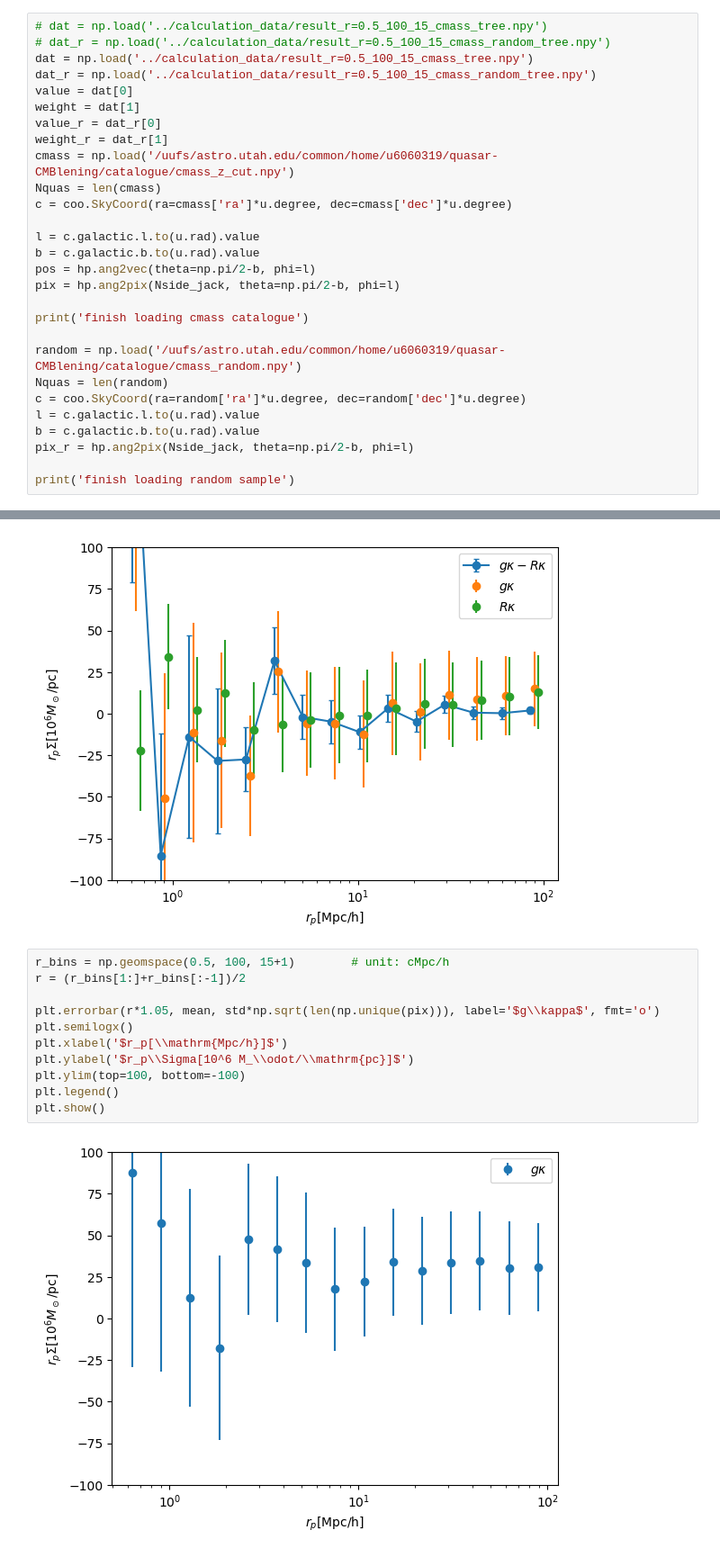
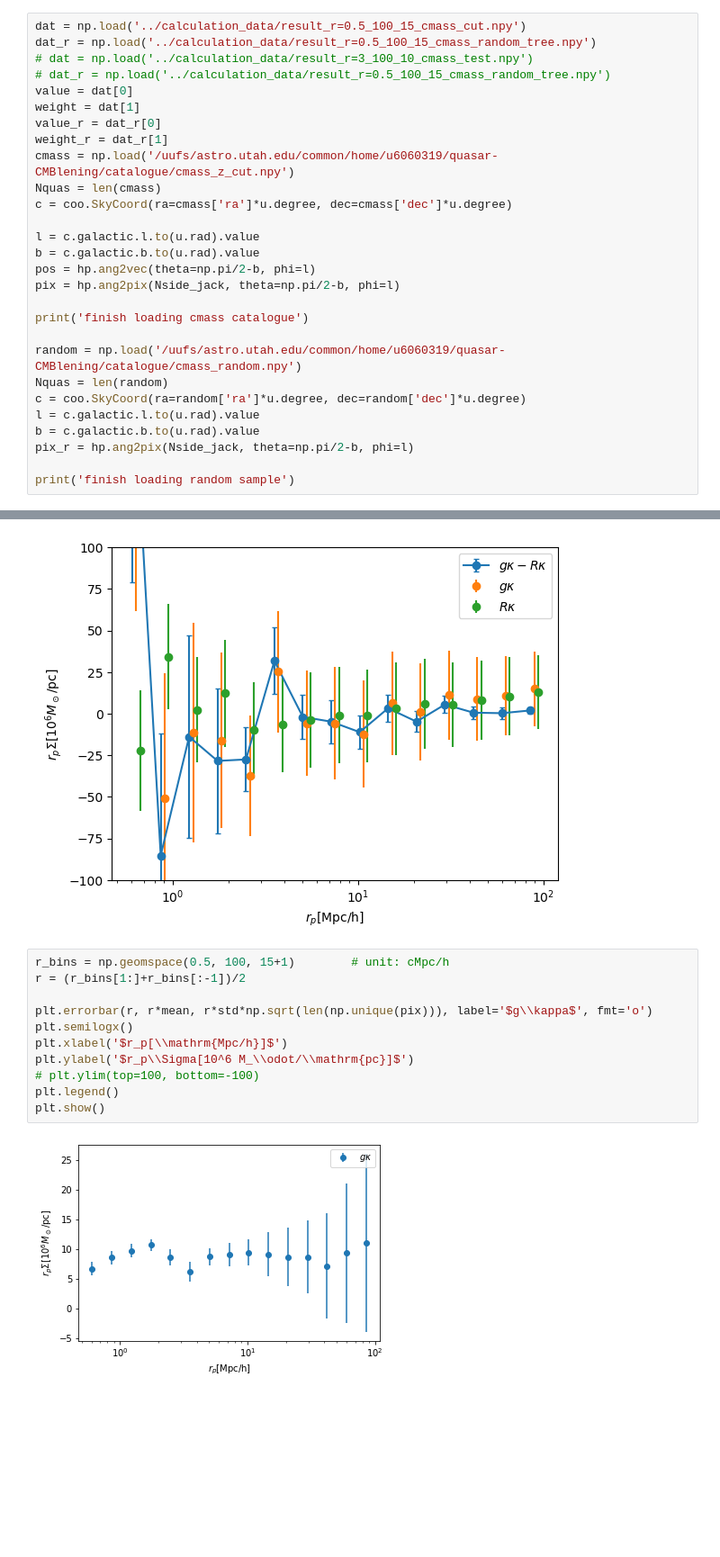
Before and after one commit to MeloDi-23/quasar-CMB-lensing-correlation, a Jupyter notebook: jupyter/result_cmass.ipynb, the cells around one changed output, grey strips where cells are left out. Shown at 90% size. Saved outputs shown, nothing was run; the diff lists cells and outputs as text; blank space fills up the shorter version.

Commit message:
add l cut test

```diff
--- a/jupyter/result_cmass.ipynb
+++ b/jupyter/result_cmass.ipynb
@@ -40,10 +40,10 @@ Sigma_c = sigma_frac*chi_s/(chi_l*(chi_s-chi_l)*(1+z_l))
 # %% [output]
 $4.8117124\mathrm{{}^{\prime}}$
 # %%
-# dat = np.load('../calculation_data/result_r=0.5_100_15_cmass_tree.npy')
+dat = np.load('../calculation_data/result_r=0.5_100_15_cmass_cut.npy')
+dat_r = np.load('../calculation_data/result_r=0.5_100_15_cmass_random_tree.npy')
+# dat = np.load('../calculation_data/result_r=3_100_10_cmass_test.npy')
 # dat_r = np.load('../calculation_data/result_r=0.5_100_15_cmass_random_tree.npy')
-dat = np.load('../calculation_data/result_r=0.5_100_15_cmass_tree.npy')
-dat_r = np.load('../calculation_data/result_r=0.5_100_15_cmass_random_tree.npy')
 value = dat[0]
 weight = dat[1]
 value_r = dat_r[0]
@@ -183,13 +183,13 @@ plt.show()
 # %%
 r_bins = np.geomspace(0.5, 100, 15+1)        # unit: cMpc/h
 r = (r_bins[1:]+r_bins[:-1])/2
 
-plt.errorbar(r*1.05, mean, std*np.sqrt(len(np.unique(pix))), label='$g\\kappa$', fmt='o')
+plt.errorbar(r, r*mean, r*std*np.sqrt(len(np.unique(pix))), label='$g\\kappa$', fmt='o')
 plt.semilogx()
 plt.xlabel('$r_p[\\mathrm{Mpc/h}]$')
 plt.ylabel('$r_p\\Sigma[10^6 M_\\odot/\\mathrm{pc}]$')
-plt.ylim(top=100, bottom=-100)
+# plt.ylim(top=100, bottom=-100)
 plt.legend()
 plt.show()
 # %% [output]
-[figure, old version]
+[figure, new version]
```
Also changed, not shown: parts of 4 cells of this notebook, 8 other files.
